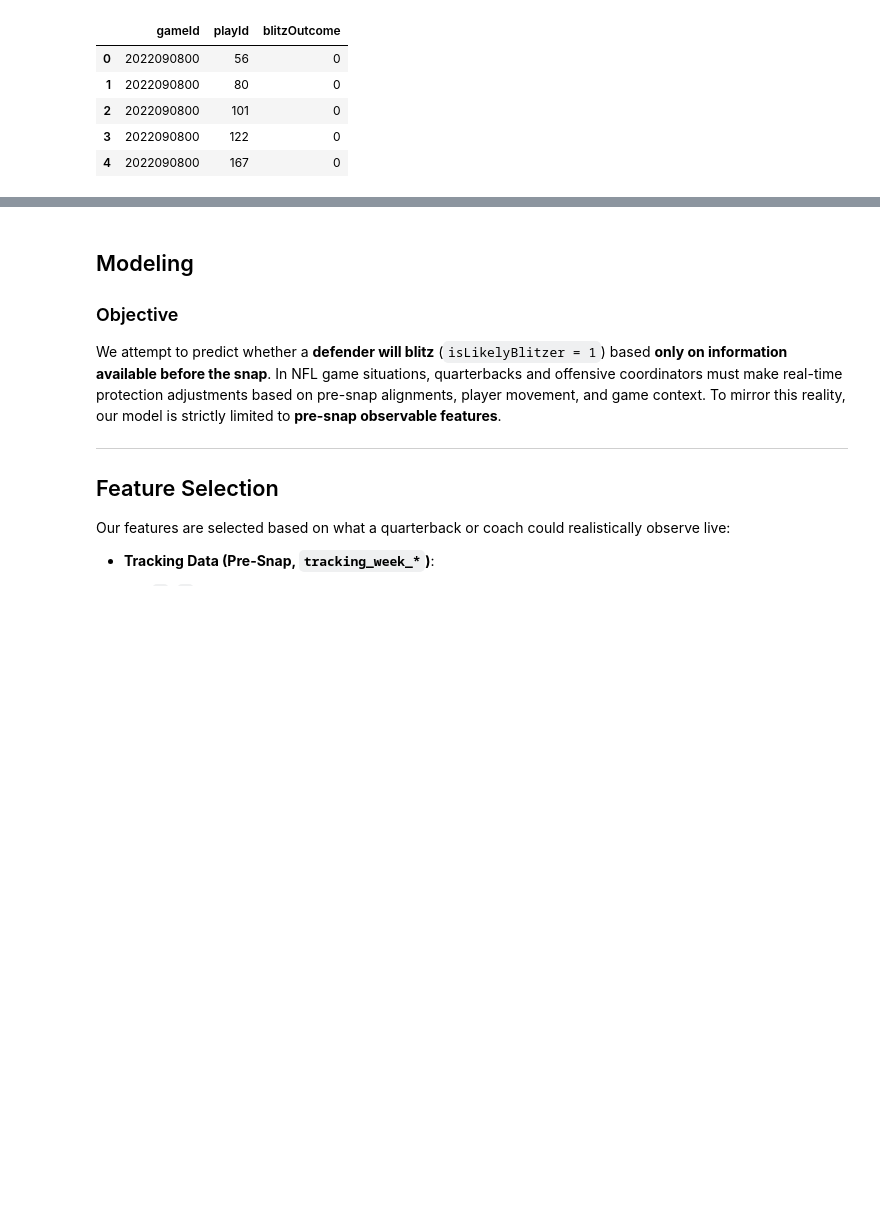
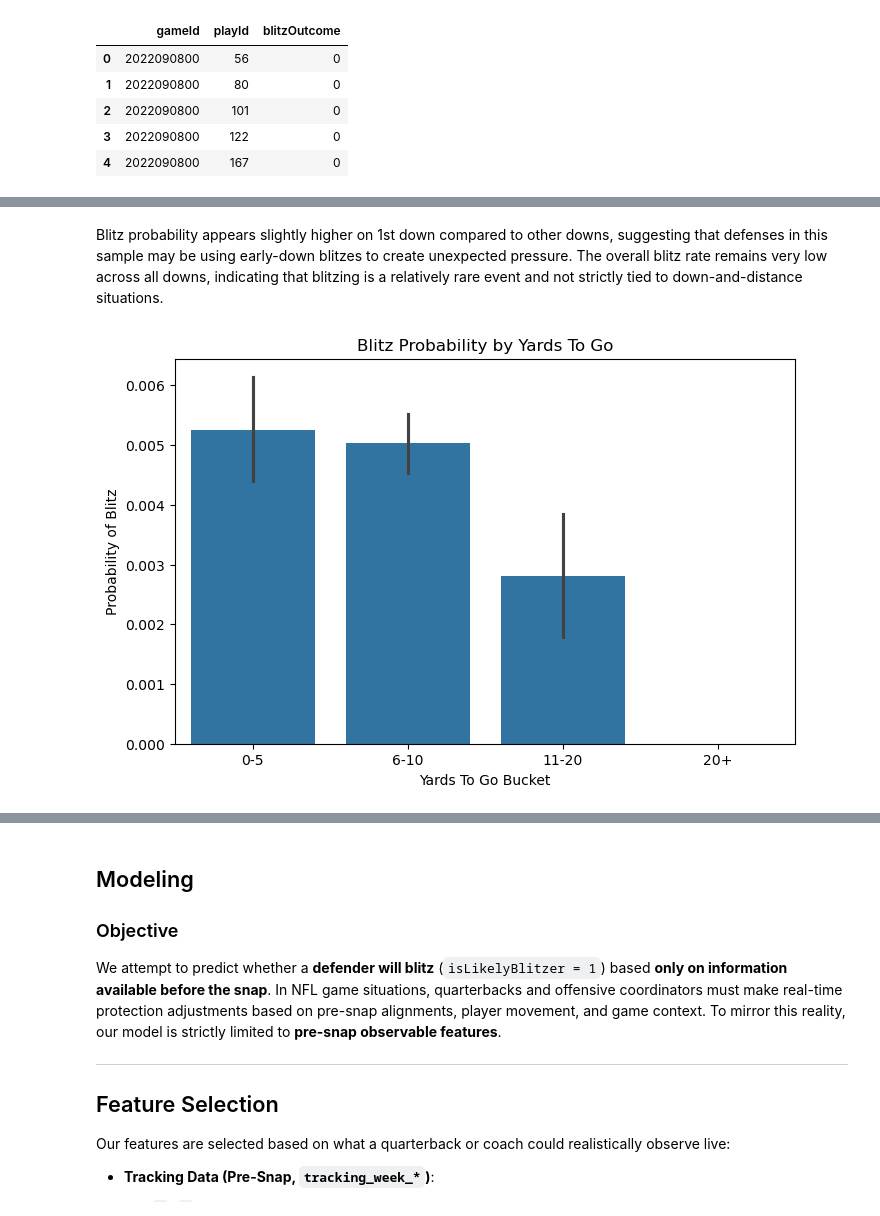
Before and after one commit to tgarity/blitzprediction, a Jupyter notebook: final_project.ipynb, the cells around one changed output, grey strips where cells are left out. Drawn from its saved outputs; the diff is of its cells as text; code cells hidden in the pictures; blank space fills up the shorter version.

```diff
--- a/final_project.ipynb
+++ b/final_project.ipynb
@@ -709,0 +739,15 @@ blitz_outcome.head()
+# %% [markdown]
+Blitz probability appears slightly higher on 1st down compared to other downs, suggesting that defenses in this sample may be using early-down blitzes to create unexpected pressure. The overall blitz rate remains very low across all downs, indicating that blitzing is a relatively rare event and not strictly tied to down-and-distance situations.
+# %%
+# blitz prob by yards to go bucket
+snap_with_yards = snap_tracking.merge(plays_df[['gameId', 'playId', 'yardsToGo']], on=['gameId', 'playId'], how='left')
+snap_with_yards['yards_bucket'] = pd.cut(snap_with_yards['yardsToGo'], bins=[0,5,10,20,50], labels=['0-5','6-10','11-20','20+'])
+
+plt.figure(figsize=(8,5))
+sns.barplot(data=snap_with_yards, x='yards_bucket', y=snap_with_yards['isLikelyBlitzer'].astype(int), estimator=np.mean)
+plt.title('Blitz Probability by Yards To Go')
+plt.ylabel('Probability of Blitz')
+plt.xlabel('Yards To Go Bucket')
+plt.show()
+# %% [output]
+[figure, added]
```
Also changed, not shown: parts of 39 cells of this notebook, 1 other file.
